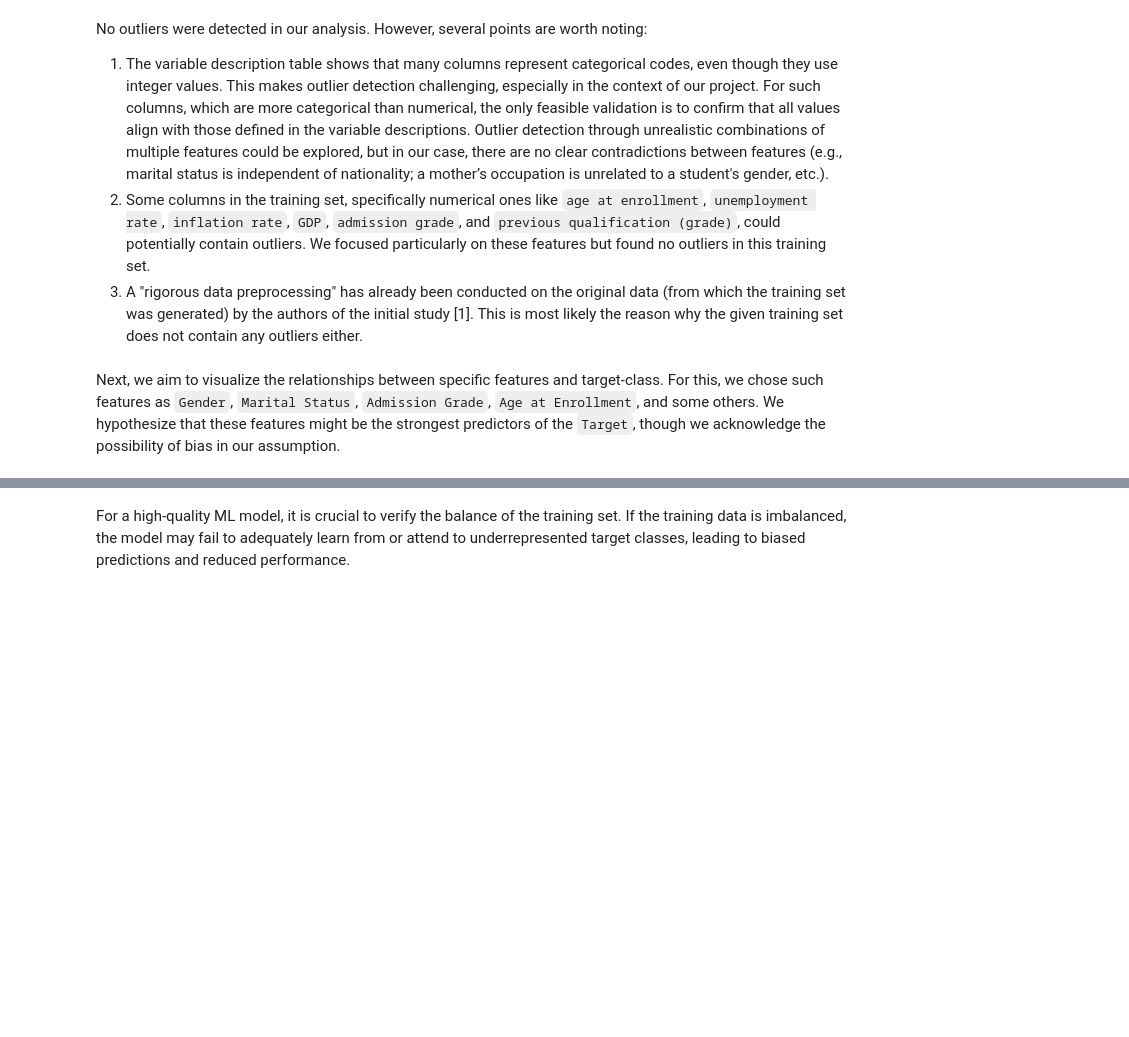
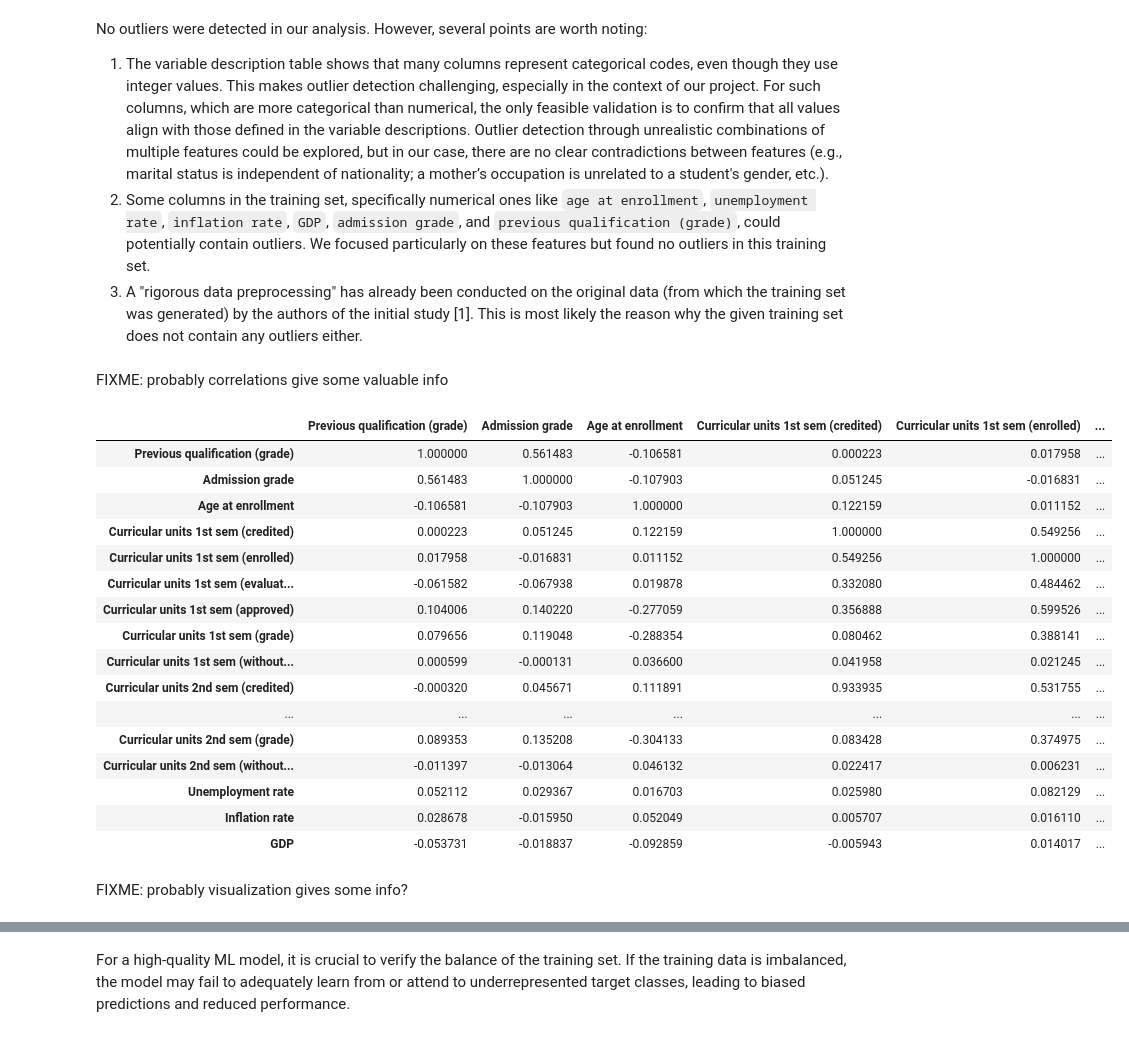
Before and after one commit to azakatov/ut-ml-project-2024, a Jupyter notebook: main.ipynb, the cells around one changed output, grey strips where cells are left out. Cells and saved outputs as stored; diff of their text form; code cells hidden in the pictures; blank space fills up the shorter version.

```diff
--- a/main.ipynb
+++ b/main.ipynb
@@ -65,11 +72,7 @@ files.upload();
 # %% [markdown]
 We start with data loading, cleaning and formatting.
 # %%
-from sklearn.model_selection import train_test_split
-
 train = pd.read_csv('train.csv')
-train, val = train_test_split(train, test_size=0.1, random_state=42)
-
 test = pd.read_csv('test.csv')
 # %% [markdown]
 Using the `head()` function we can get a better understanding regarding the structure of training data.
@@ -734,8 +800,30 @@ No outliers were detected in our analysis. However, several points are worth not
 1. The variable description table shows that many columns represent categorical codes, even though they use integer values. This makes outlier detection challenging, especially in the context of our project. For such columns, which are more categorical than numerical, the only feasible validation is to confirm that all values align with those defined in the variable descriptions. Outlier detection through unrealistic combinations of multiple features could be explored, but in our case, there are no clear contradictions between features (e.g., marital status is independent of nationality; a mother’s occupation is unrelated to a student's gender, etc.).
 2. Some columns in the training set, specifically numerical ones like `age at enrollment`, `unemployment rate`, `inflation rate`, `GDP`, `admission grade`, and `previous qualification (grade)`, could potentially contain outliers. We focused particularly on these features but found no outliers in this training set.
 3. A "rigorous data preprocessing" has already been conducted on the original data (from which the training set was generated) by the authors of the initial study <a url="https://archive.ics.uci.edu/dataset/697/predict+students+dropout+and+academic+success">[1]</a>. This is most likely the reason why the given training set does not contain any outliers either.
-# %% [markdown]
-Next, we aim to visualize the relationships between specific features and target-class. For this, we chose such features as `Gender`, `Marital Status`, `Admission Grade`, `Age at Enrollment`, and some others. We hypothesize that these features might be the strongest predictors of the `Target`, though we acknowledge the possibility of bias in our assumption.
+# %% [markdown]
+FIXME: probably correlations give some valuable info
+# %%
+train[numerical_features].corr()
+# %% [output]
+|  | Previous qualification (grade) | Admission grade | Age at enrollment | Curricular units 1st sem (credited) | Curricular units 1st sem (enrolled) | ... |
+| Previous qualification (grade) | 1.000000 | 0.561483 | -0.106581 | 0.000223 | 0.017958 | ... |
+| Admission grade | 0.561483 | 1.000000 | -0.107903 | 0.051245 | -0.016831 | ... |
+| Age at enrollment | -0.106581 | -0.107903 | 1.000000 | 0.122159 | 0.011152 | ... |
+| Curricular units 1st sem (credited) | 0.000223 | 0.051245 | 0.122159 | 1.000000 | 0.549256 | ... |
+| Curricular units 1st sem (enrolled) | 0.017958 | -0.016831 | 0.011152 | 0.549256 | 1.000000 | ... |
+| Curricular units 1st sem (evaluat... | -0.061582 | -0.067938 | 0.019878 | 0.332080 | 0.484462 | ... |
+| Curricular units 1st sem (approved) | 0.104006 | 0.140220 | -0.277059 | 0.356888 | 0.599526 | ... |
+| Curricular units 1st sem (grade) | 0.079656 | 0.119048 | -0.288354 | 0.080462 | 0.388141 | ... |
+| Curricular units 1st sem (without... | 0.000599 | -0.000131 | 0.036600 | 0.041958 | 0.021245 | ... |
+| Curricular units 2nd sem (credited) | -0.000320 | 0.045671 | 0.111891 | 0.933935 | 0.531755 | ... |
+| ... | ... | ... | ... | ... | ... | ... |
+| Curricular units 2nd sem (grade) | 0.089353 | 0.135208 | -0.304133 | 0.083428 | 0.374975 | ... |
+| Curricular units 2nd sem (without... | -0.011397 | -0.013064 | 0.046132 | 0.022417 | 0.006231 | ... |
+| Unemployment rate | 0.052112 | 0.029367 | 0.016703 | 0.025980 | 0.082129 | ... |
+| Inflation rate | 0.028678 | -0.015950 | 0.052049 | 0.005707 | 0.016110 | ... |
+| GDP | -0.053731 | -0.018837 | -0.092859 | -0.005943 | 0.014017 | ... |
+# %% [markdown]
+FIXME: probably visualization gives some info?
 # %%
 ax = sns.countplot(x="Target", hue="Gender", data=train)
 plt.legend(labels = ['female', 'male'])
```
Also changed, not shown: parts of 85 cells of this notebook.
